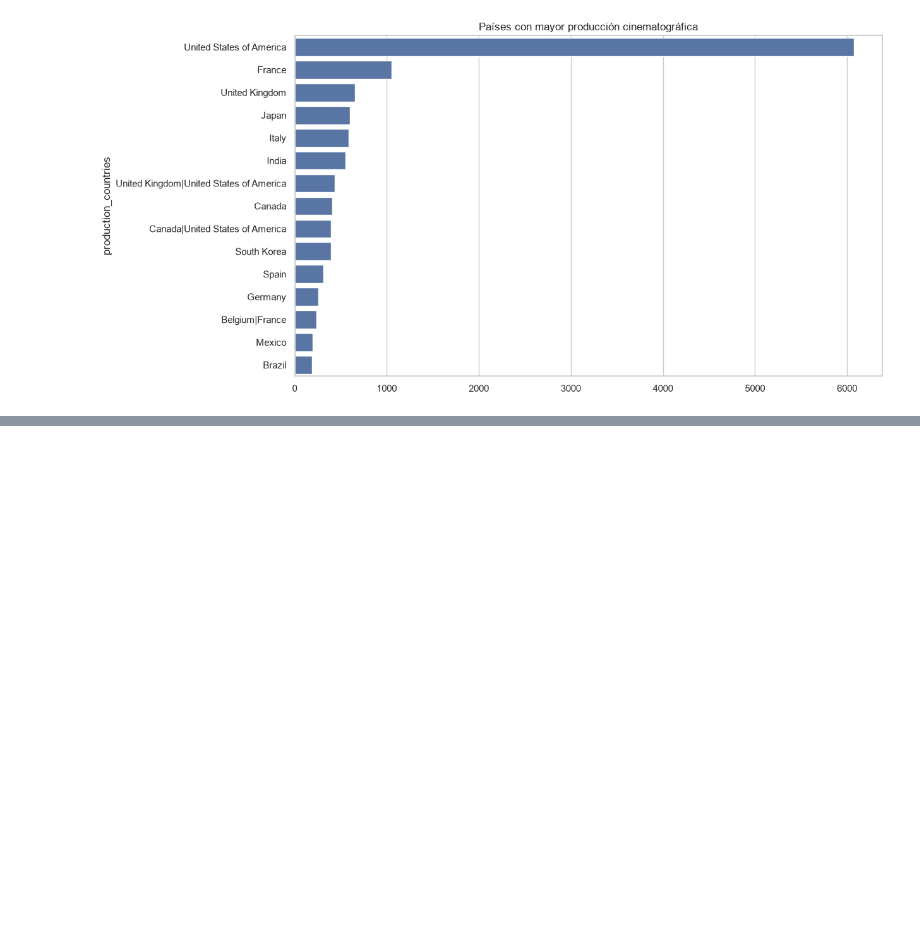
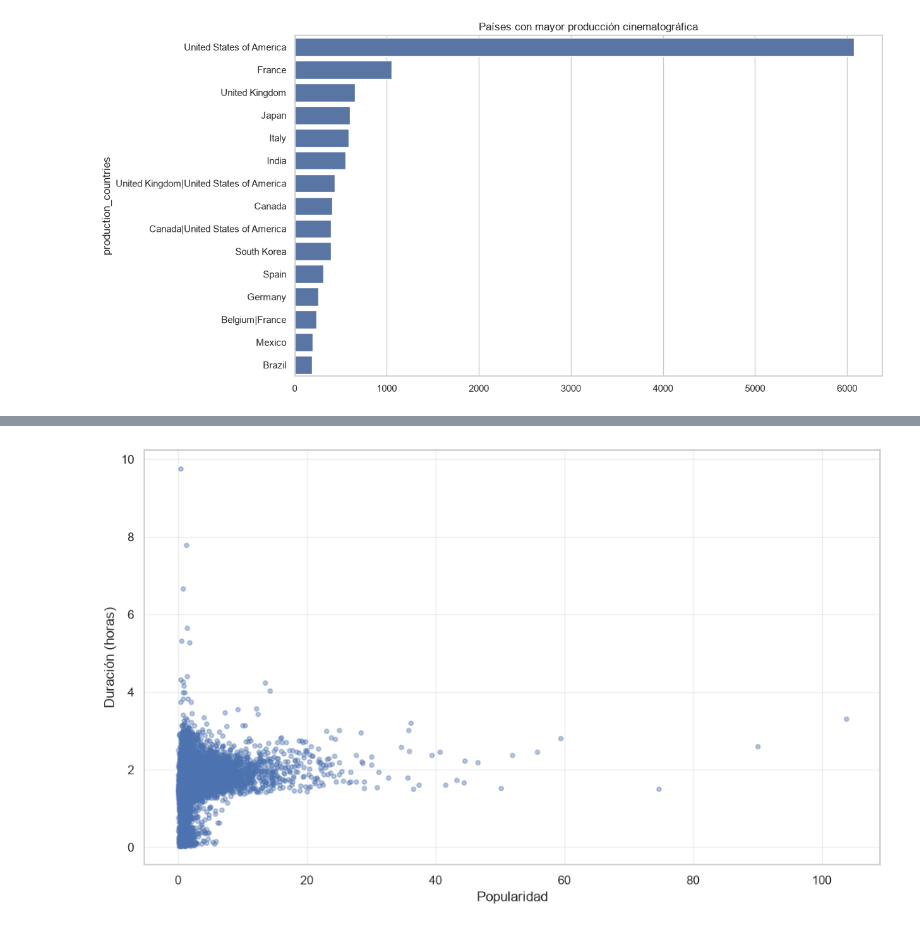
Before and after one commit to yetgx/mcdi500-tmdb-grupo4, a Jupyter notebook: F1/movies.ipynb, the cells around one changed output, grey strips where cells are left out. Saved outputs shown, nothing was run; the diff lists cells and outputs as text; code cells hidden in the pictures; blank space fills up the shorter version.

```diff
--- a/F1/movies.ipynb
+++ b/F1/movies.ipynb
@@ -195,0 +327,25 @@ Interpretacion aqui
+# %%
+# Eliminar datos faltantes
+df_popularity = df[['popularity', 'runtime']].copy()
+df_popularity = df_popularity.dropna()
+
+# Eliminar duraciones y popularidades no válidas
+df_popularity = df_popularity[df_popularity['popularity'] > 0]
+df_popularity = df_popularity[df_popularity['runtime'] > 0]
+# %%
+df_popularity['runtime_hours'] = df_popularity['runtime'] / 60
+# %%
+plt.scatter(
+    df_popularity['popularity'],
+    df_popularity['runtime_hours'],
+    alpha=0.4,
+    s=15
+)
+
+plt.xlabel('Popularidad')
+plt.ylabel('Duración (horas)')
+plt.grid(alpha=0.3)
+plt.tight_layout()
+plt.show()
+# %% [output]
+[figure, added]
```
Also changed, not shown: parts of 12 cells of this notebook, 1 other file.
